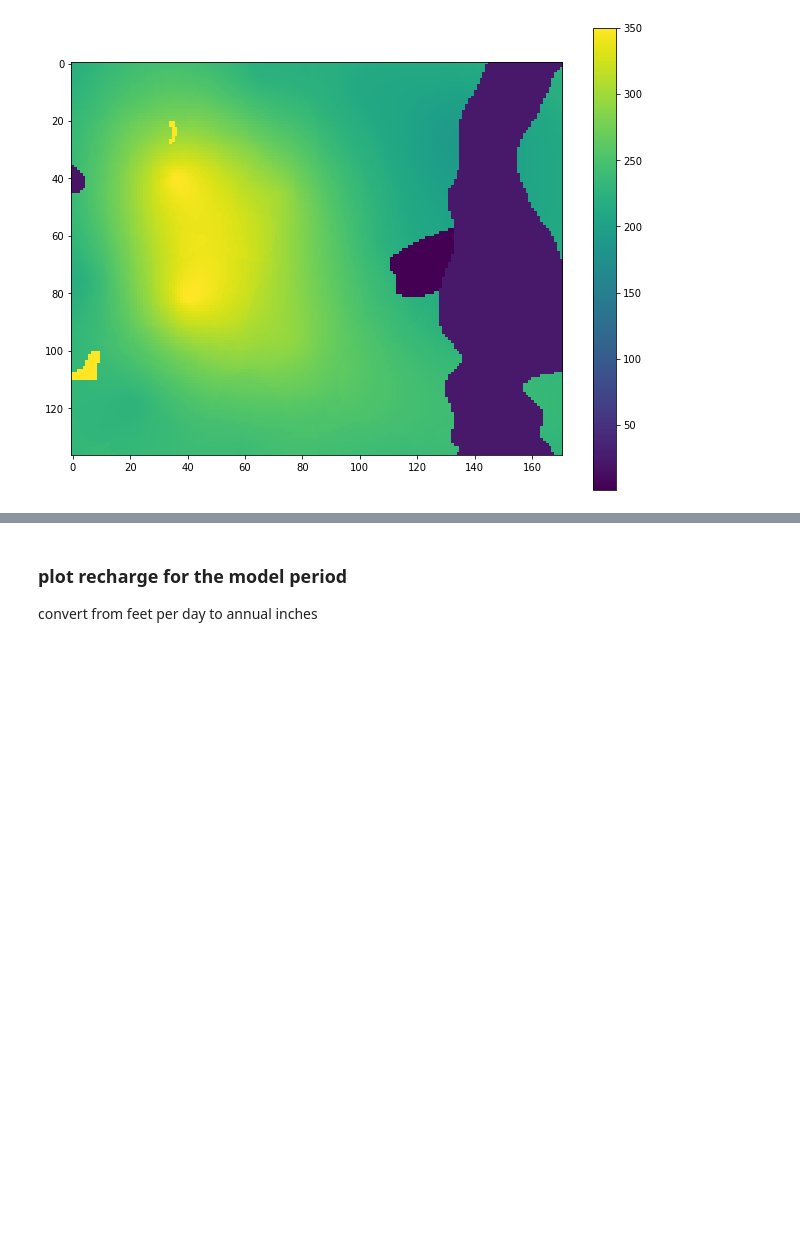
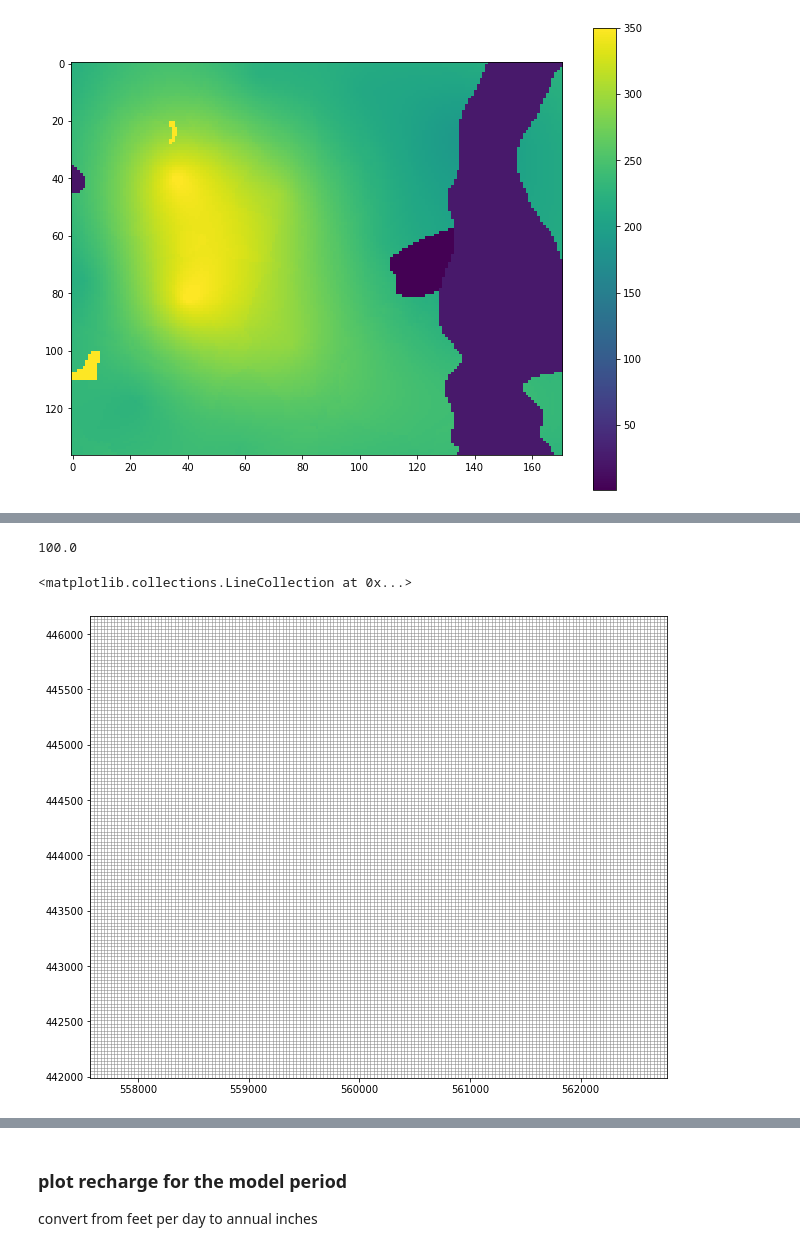
Before and after one commit to mnfienen/python-usgs-training, a Jupyter notebook: notebooks/part2_flopy/loading_and_visualizing_gwmodels.ipynb, the cells around one changed output, grey strips where cells are left out. Drawn from its saved outputs; the diff is of its cells as text; code cells hidden in the pictures; blank space fills up the shorter version.

```diff
--- a/notebooks/part2_flopy/loading_and_visualizing_gwmodels.ipynb
+++ b/notebooks/part2_flopy/loading_and_visualizing_gwmodels.ipynb
@@ -68,0 +110,6 @@ plt.colorbar()
+# %%
+from flopy.discretization import StructuredGrid
+
+grid = StructuredGrid(xoff=557570.748, yoff=441990.238, proj4='epsg:3070',
+                      delr=np.ones(m.ncol)*30.48, delc=np.ones(m.nrow)*30.48)
+grid
@@ -68,0 +118,2 @@ plt.colorbar()
+# %%
+m.modelgrid = grid
@@ -68,0 +139,12 @@ plt.colorbar()
+# %%
+# verify that the new model grid hasn't changed the spacing specified in the DIS package
+m.dis.delr.array[0]
+# %% [output]
+100.0
+# %%
+mm = flopy.plot.PlotMapView(model=m)
+mm.plot_grid(lw=0.5)
+#mm.plot_bc('WEL')
+# %% [output]
+<matplotlib.collections.LineCollection at 0x...>
+[figure, added]
```
Also changed, not shown: parts of 21 cells of this notebook.
